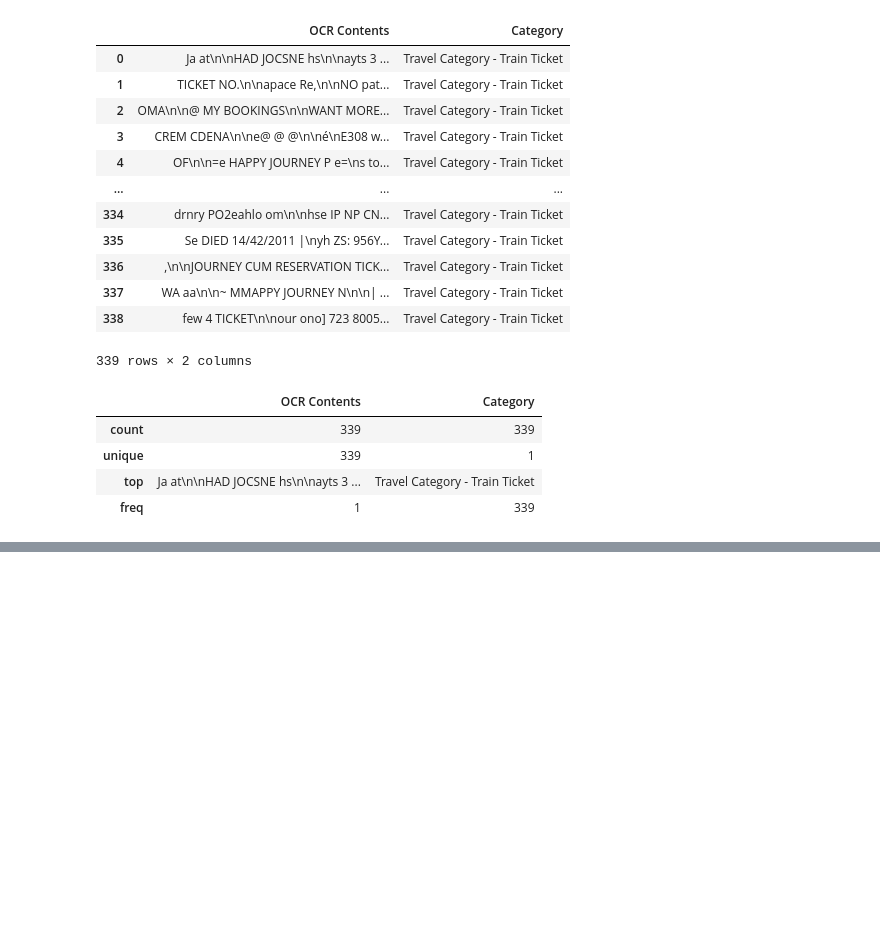
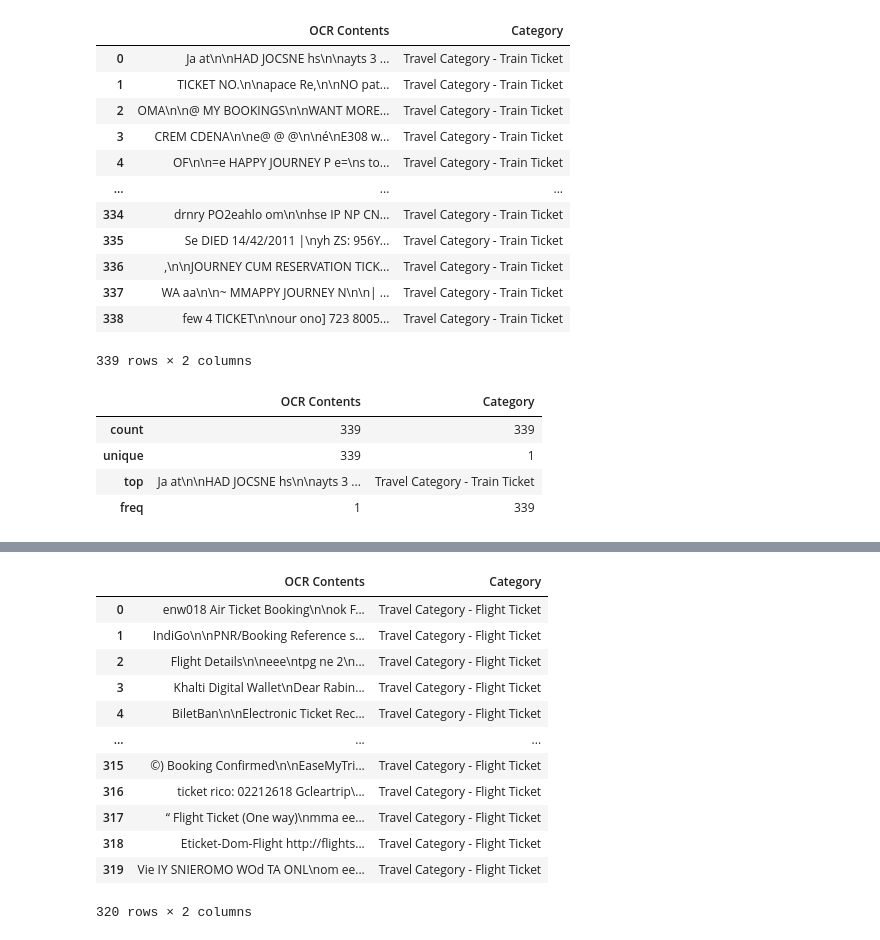
Before and after one commit to Sid-047/LMstuff, a Jupyter notebook: dataStuff/dataSampling/samplingStuff.ipynb, the cells around one changed output, grey strips where cells are left out. Saved outputs shown, nothing was run; the diff lists cells and outputs as text; code cells hidden in the pictures; blank space fills up the shorter version.

```diff
--- a/dataStuff/dataSampling/samplingStuff.ipynb
+++ b/dataStuff/dataSampling/samplingStuff.ipynb
@@ -369,0 +419,6 @@ jsonData
+# %%
+ocrList = []
+for i in tqdm.tqdm(imgFiles, colour = 'red'):
+    img = cv2.imread(i, 0)
+    txtOut = pytesseract.image_to_string(img)
+    ocrList.append(txtOut)
@@ -369,0 +431,8 @@ jsonData
+# %%
+dataList = []
+for i in tqdm.tqdm(ocrList, colour = 'blue'):
+    time.sleep(0.05)
+    dataList.append([i, 'Travel Category - Flight Ticket'])
+# %%
+dataArray = np.array(dataList)
+dataArray
@@ -369,0 +457,17 @@ jsonData
+# %%
+df = pd.DataFrame(dataArray, columns = ['OCR Contents', 'Category'])
+df
+# %% [output]
+|  | OCR Contents | Category |
+| 0 | enw018 Air Ticket Booking\n\nok F... | Travel Category - Flight Ticket |
+| 1 | IndiGo\n\nPNR/Booking Reference s... | Travel Category - Flight Ticket |
+| 2 | Flight Details\n\neee\ntpg ne 2\n... | Travel Category - Flight Ticket |
+| 3 | Khalti Digital Wallet\nDear Rabin... | Travel Category - Flight Ticket |
+| 4 | BiletBan\n\nElectronic Ticket Rec... | Travel Category - Flight Ticket |
+| ... | ... | ... |
+| 315 | ©) Booking Confirmed\n\nEaseMyTri... | Travel Category - Flight Ticket |
+| 316 | ticket rico: 02212618 Gcleartrip\... | Travel Category - Flight Ticket |
+| 317 | “ Flight Ticket (One way)\nmma ee... | Travel Category - Flight Ticket |
+| 318 | Eticket-Dom-Flight http://flights... | Travel Category - Flight Ticket |
+| 319 | Vie IY SNIEROMO WOd TA ONL\nom ee... | Travel Category - Flight Ticket |
+320 rows × 2 columns
```
Also changed, not shown: parts of 11 cells of this notebook.
